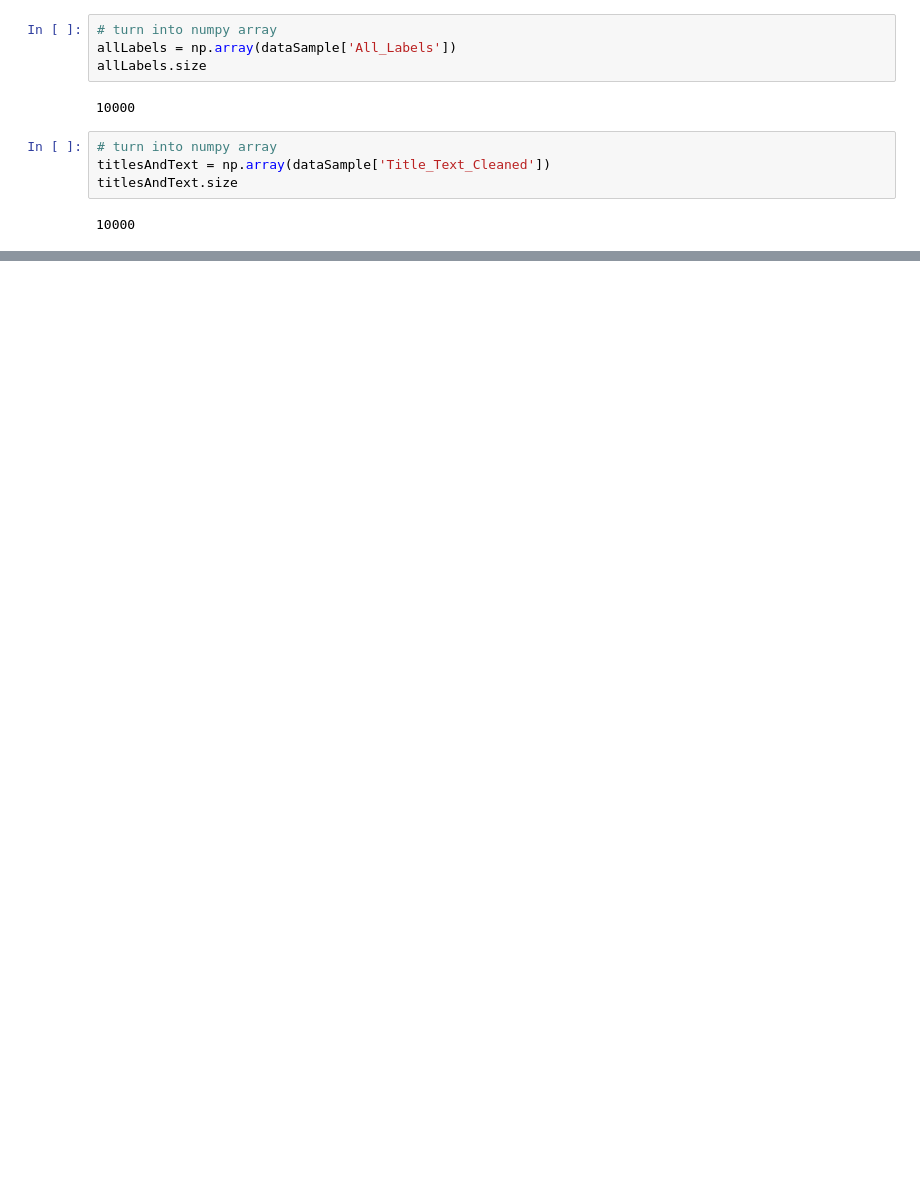
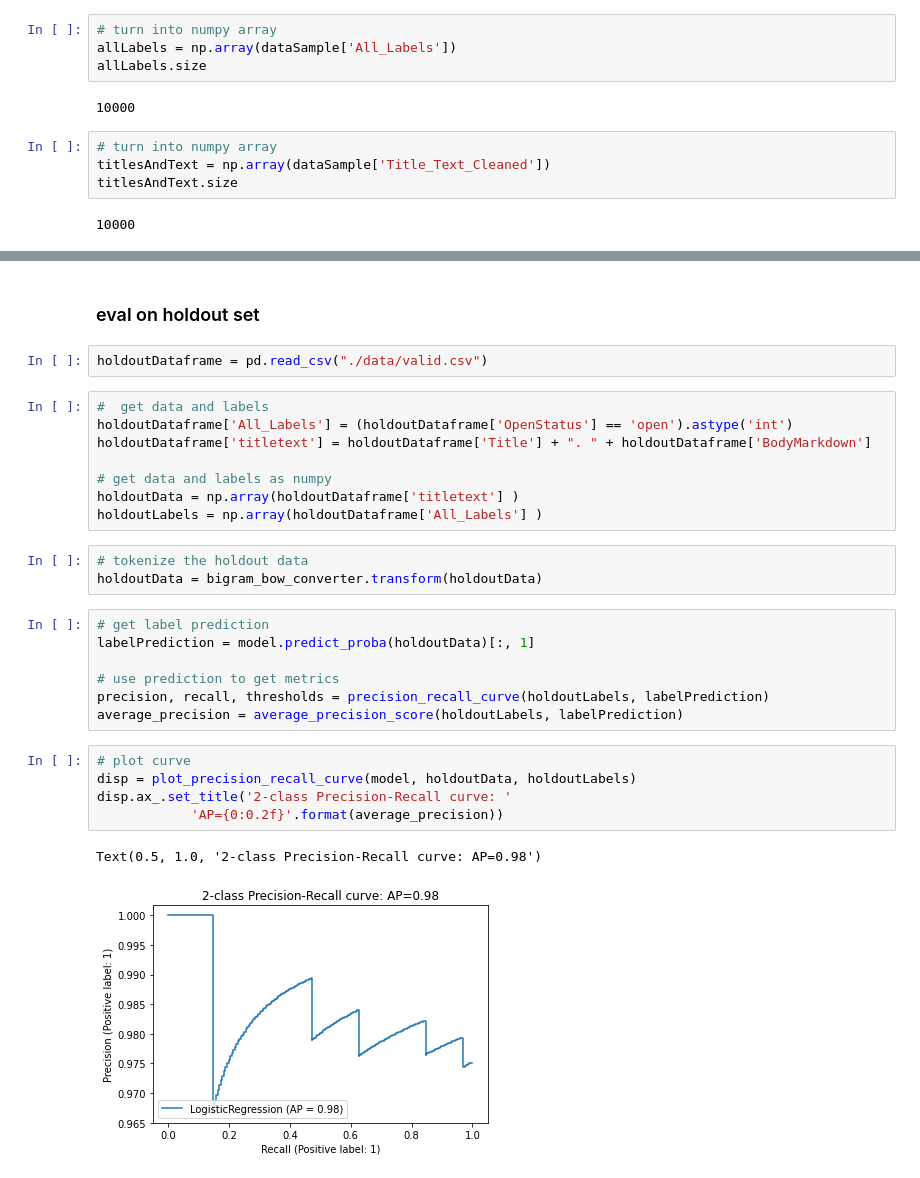
Before and after one commit to dylane1999/StackOverflowQuestionClassification, a Jupyter notebook: logisticRegression-notebook.ipynb, the cells around one changed output, grey strips where cells are left out. Saved outputs shown, nothing was run; the diff lists cells and outputs as text; blank space fills up the shorter version.

Commit message:
do classification on holdout

```diff
--- a/logisticRegression-notebook.ipynb
+++ b/logisticRegression-notebook.ipynb
@@ -376,0 +359,30 @@ bigram BOW  model score:  0.9795
+# %% [markdown]
+### eval on holdout set
+# %%
+holdoutDataframe = pd.read_csv("./data/valid.csv")
+# %%
+#  get data and labels
+holdoutDataframe['All_Labels'] = (holdoutDataframe['OpenStatus'] == 'open').astype('int')
+holdoutDataframe['titletext'] = holdoutDataframe['Title'] + ". " + holdoutDataframe['BodyMarkdown']
+
+# get data and labels as numpy
+holdoutData = np.array(holdoutDataframe['titletext'] )
+holdoutLabels = np.array(holdoutDataframe['All_Labels'] )
+# %%
+# tokenize the holdout data
+holdoutData = bigram_bow_converter.transform(holdoutData)
+# %%
+# get label prediction
+labelPrediction = model.predict_proba(holdoutData)[:, 1]
+
+# use prediction to get metrics
+precision, recall, thresholds = precision_recall_curve(holdoutLabels, labelPrediction)
+average_precision = average_precision_score(holdoutLabels, labelPrediction)
+# %%
+# plot curve
+disp = plot_precision_recall_curve(model, holdoutData, holdoutLabels)
+disp.ax_.set_title('2-class Precision-Recall curve: '
+            'AP={0:0.2f}'.format(average_precision))
+# %% [output]
+Text(0.5, 1.0, '2-class Precision-Recall curve: AP=0.98')
+[figure, added]
```
Also changed, not shown: parts of 5 cells of this notebook, 1 other file.
